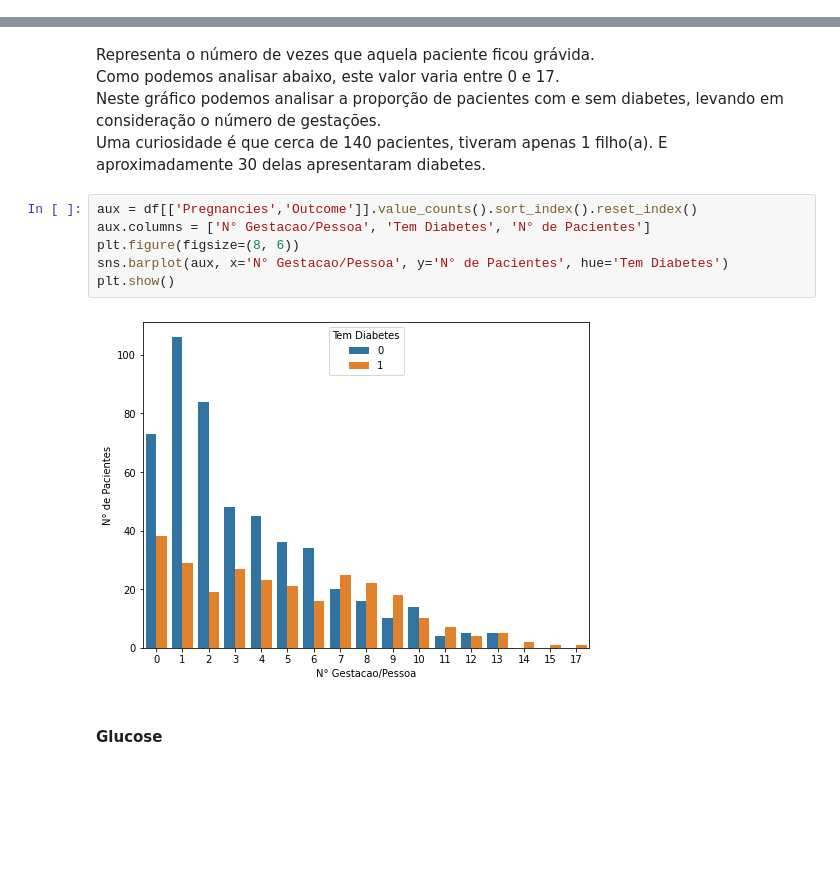
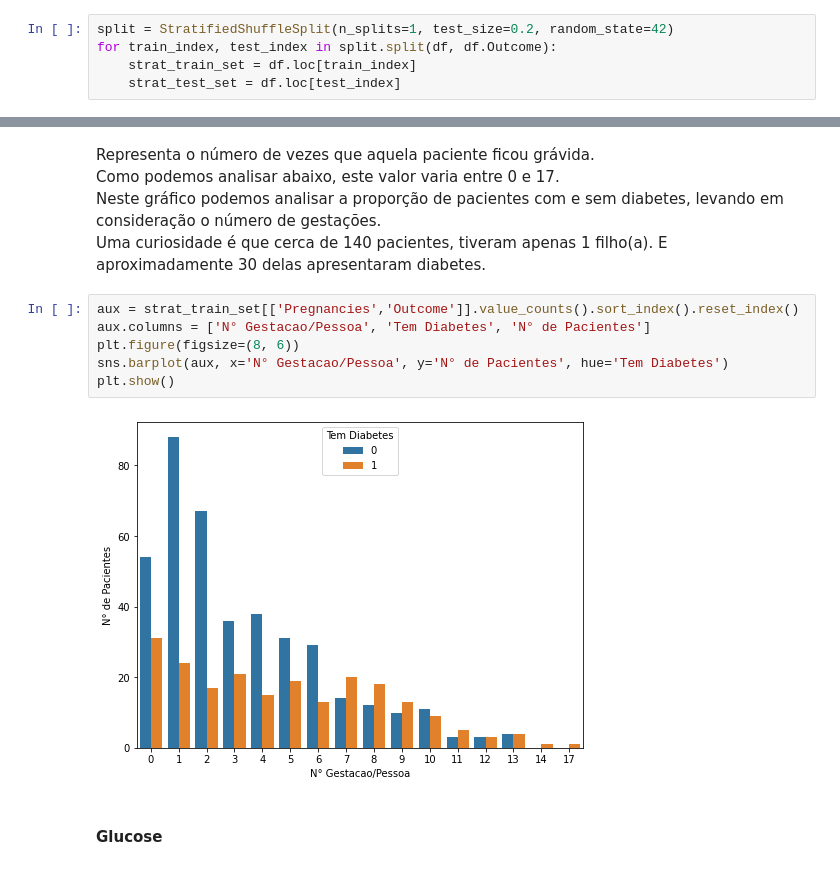
Before and after one commit to DarlanAjlune/Projeto_ML_Pima_Indians_Diabetes, a Jupyter notebook: main.ipynb, the cells around one changed output, grey strips where cells are left out. Cells and saved outputs as stored; diff of their text form; blank space fills up the shorter version.

```diff
--- a/main.ipynb
+++ b/main.ipynb
@@ -39,3 +91,8 @@ plt.show()
+# %%
+split = StratifiedShuffleSplit(n_splits=1, test_size=0.2, random_state=42)
+for train_index, test_index in split.split(df, df.Outcome):
+    strat_train_set = df.loc[train_index]
+    strat_test_set = df.loc[test_index]
 # %% [markdown]
 ### Análise das Features
 # %% [markdown]
@@ -46,13 +103,13 @@ Como podemos analisar abaixo, este valor varia entre 0 e 17.
 Neste gráfico podemos analisar a proporção de pacientes com e sem diabetes, levando em consideração o número de gestações.
 Uma curiosidade é que cerca de 140 pacientes, tiveram apenas 1 filho(a). E aproximadamente 30 delas apresentaram diabetes.
 # %%
-aux = df[['Pregnancies','Outcome']].value_counts().sort_index().reset_index()
+aux = strat_train_set[['Pregnancies','Outcome']].value_counts().sort_index().reset_index()
 aux.columns = ['N° Gestacao/Pessoa', 'Tem Diabetes', 'N° de Pacientes']
 plt.figure(figsize=(8, 6))
 sns.barplot(aux, x='N° Gestacao/Pessoa', y='N° de Pacientes', hue='Tem Diabetes')
 plt.show()
 # %% [output]
-[figure, old version]
+[figure, new version]
 # %% [markdown]
 #### Glucose
 # %% [markdown]
```
Also changed, not shown: parts of 37 cells of this notebook.
